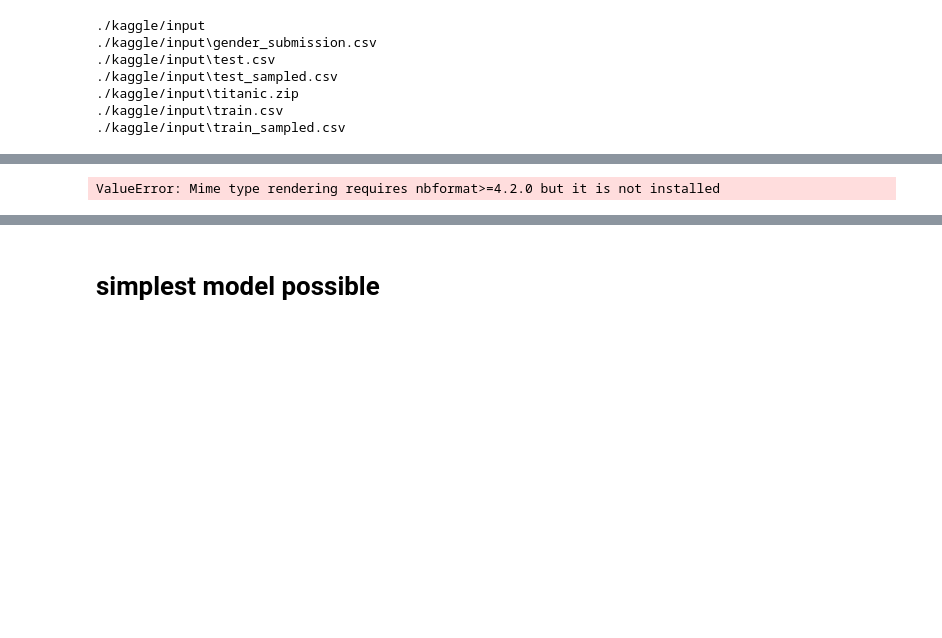
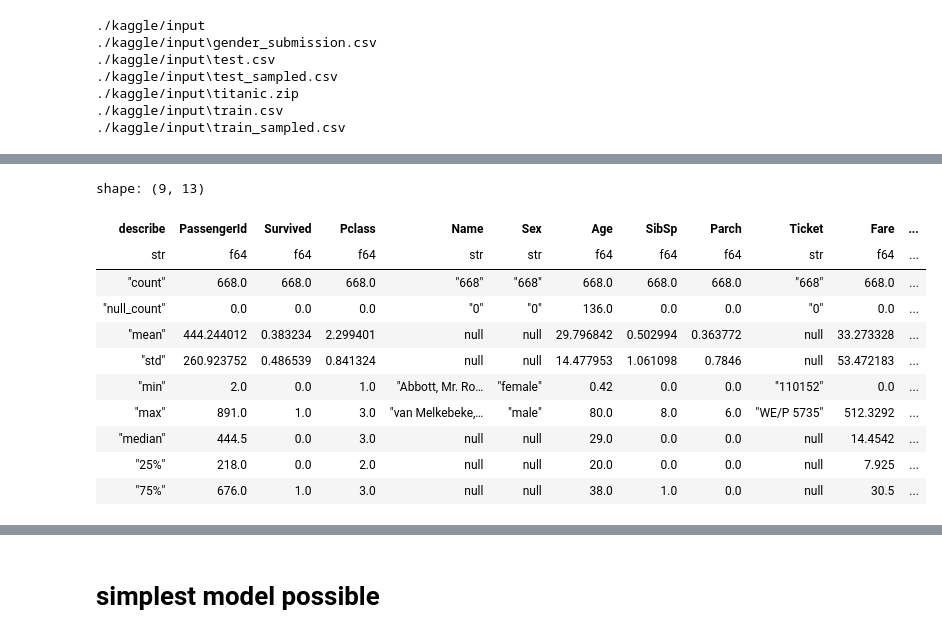
Before and after one commit to gaetanDubuc/kaggle_titanic, a Jupyter notebook: titanic.ipynb, the cells around one changed output, grey strips where cells are left out. Cells and saved outputs as stored; diff of their text form; code cells hidden in the pictures; blank space fills up the shorter version.

```diff
--- a/titanic.ipynb
+++ b/titanic.ipynb
@@ -167,18 +52,15 @@ data
-# %%
-from plotly.subplots import make_subplots
-
-fig = make_subplots(rows=1, specs=[[{"type": "pie"}]])
-
-fig.add_trace(
-    go.Pie(labels=["didn't survive", "survived"], values=data.Survived.value_counts(), title='rate of survival'),
-    row=1, col=1
-)
-
-colors = ['gold', 'mediumturquoise', 'darkorange', 'lightgreen']
-fig.update_traces(hoverinfo='label+percent', textinfo='value', textfont_size=20,
-                marker=dict(colors=colors, line=dict(color='#000000', width=2)))
-fig.update_layout(
-    title_text="Kpis")
-fig.show()
-# %% [output]
-ValueError: Mime type rendering requires nbformat>=4.2.0 but it is not installed
+# %%
+train.describe()
+# %% [output]
+shape: (9, 13)
+| describe | PassengerId | Survived | Pclass | Name | Sex | Age | SibSp | Parch | Ticket | Fare | ... |
+| str | f64 | f64 | f64 | str | str | f64 | f64 | f64 | str | f64 | ... |
+| "count" | 668.0 | 668.0 | 668.0 | "668" | "668" | 668.0 | 668.0 | 668.0 | "668" | 668.0 | ... |
+| "null_count" | 0.0 | 0.0 | 0.0 | "0" | "0" | 136.0 | 0.0 | 0.0 | "0" | 0.0 | ... |
+| "mean" | 444.244012 | 0.383234 | 2.299401 | null | null | 29.796842 | 0.502994 | 0.363772 | null | 33.273328 | ... |
+| "std" | 260.923752 | 0.486539 | 0.841324 | null | null | 14.477953 | 1.061098 | 0.7846 | null | 53.472183 | ... |
+| "min" | 2.0 | 0.0 | 1.0 | "Abbott, Mr. Ro… | "female" | 0.42 | 0.0 | 0.0 | "110152" | 0.0 | ... |
+| "max" | 891.0 | 1.0 | 3.0 | "van Melkebeke,… | "male" | 80.0 | 8.0 | 6.0 | "WE/P 5735" | 512.3292 | ... |
+| "median" | 444.5 | 0.0 | 3.0 | null | null | 29.0 | 0.0 | 0.0 | null | 14.4542 | ... |
+| "25%" | 218.0 | 0.0 | 2.0 | null | null | 20.0 | 0.0 | 0.0 | null | 7.925 | ... |
+| "75%" | 676.0 | 1.0 | 3.0 | null | null | 38.0 | 1.0 | 0.0 | null | 30.5 | ... |
```
Also changed, not shown: parts of 21 cells of this notebook, 2 other files.
